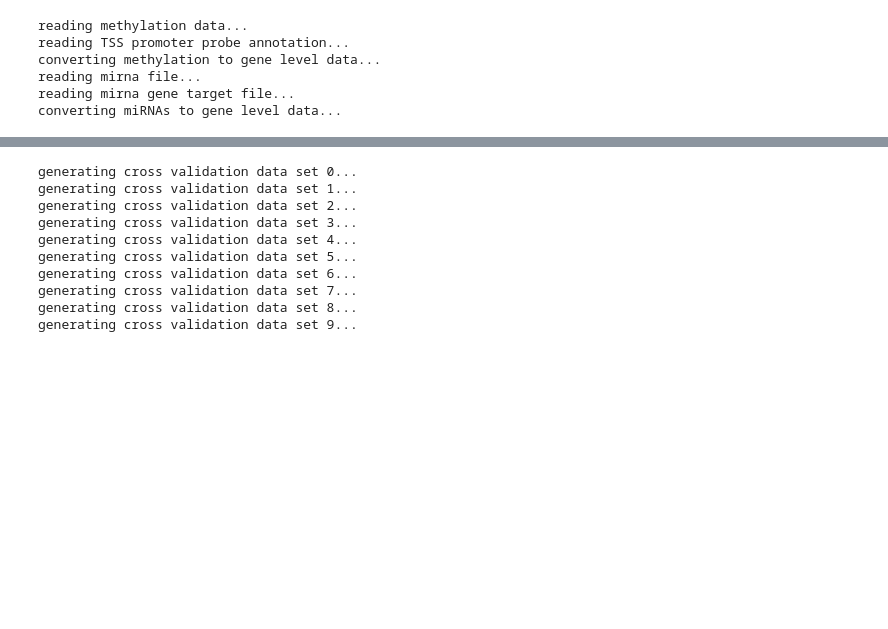
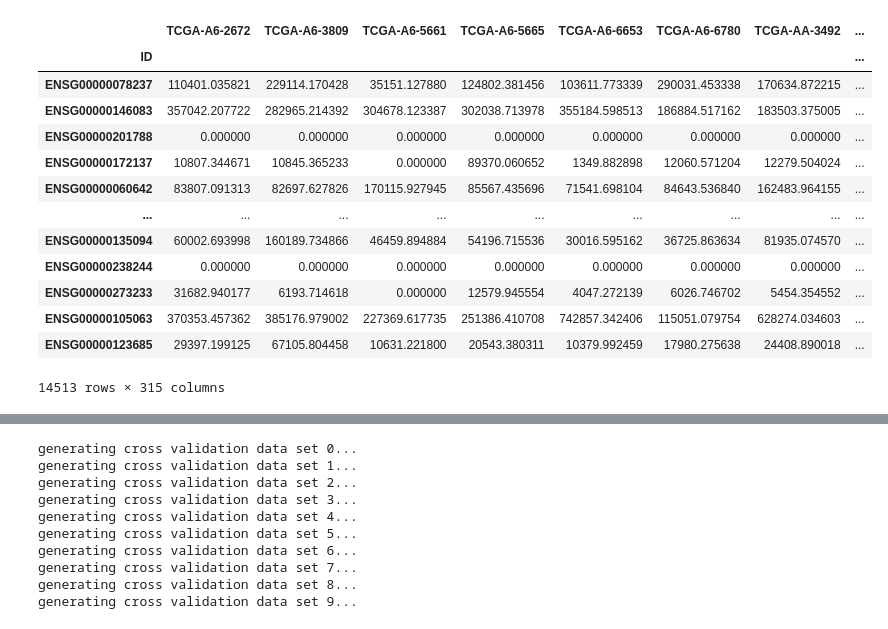
Before and after one commit to inukj/MONTI, a Jupyter notebook: monti_tutorial_coad.ipynb, the cells around one changed output, grey strips where cells are left out. Cells and saved outputs as stored; diff of their text form; code cells hidden in the pictures; blank space fills up the shorter version.

Commit message:
tutorial

```diff
--- a/monti_tutorial_coad.ipynb
+++ b/monti_tutorial_coad.ipynb
@@ -22,6 +22,6 @@ import matplotlib.pyplot as plt
 
 # set project parameters
 cancer_type='COAD'
-bdir='../dataset'
-pdir='../dataset/%s'%(cancer_type)
-odir='./tutorial_COAD'
+metadir='../metadata'              # path to metadata such as mirna-gene target file, promoter methylation probes file
+ddir='../dataset/%s'%(cancer_type) # path to raw omics data
+odir='./tutorial_COAD'             # output directory
@@ -28,23 +84,19 @@ odir='./tutorial_COAD'
 # %%
 # load mRNA data
-gene_gl=pd.read_csv('%s/data/omics_gene_mat.txt'%(pdir), header=0, index_col=0)
-gene_gl.to_csv('%s/gene_gc.txt'%(odir))
-
-# converting methylation data to gene-level
-methylation_gl=monti.make_methylation_gcentric('%s/data/omics_methylation_mat.txt'%(pdir), '%s/data/omics_gene_mat.txt'%(pdir))
-methylation_gl.to_csv('%s/methylation_gc.txt'%(odir))
-
-# converting miRNA data to gene-level
-mirna_gl=monti.make_mir_gcentric('%s/data/omics_mirna_mat.txt'%(pdir), '%s/data/omics_gene_mat.txt'%(pdir))
-mirna_gl.to_csv('%s/mirna_gc.txt'%(odir))
-
-gene_gl=pd.read_csv('%s/gene_gc.txt'%(odir), header=0, index_col=0, sep=',')
-methylation_gl=pd.read_csv('%s/methylation_gc.txt'%(odir), header=0, index_col=0, sep=',')
-mirna_gl=pd.read_csv('%s/mirna_gc.txt'%(odir), header=0, index_col=0, sep=',')
+gene_gl=pd.read_csv('%s/omics_gene_mat.txt'%(ddir), header=0, index_col=0)
+gene_gl
 # %% [output]
+|  | TCGA-A6-2672 | TCGA-A6-3809 | TCGA-A6-5661 | TCGA-A6-5665 | TCGA-A6-6653 | TCGA-A6-6780 | TCGA-AA-3492 | ... |
+| ID |  |  |  |  |  |  |  | ... |
+| ENSG00000078237 | 110401.035821 | 229114.170428 | 35151.127880 | 124802.381456 | 103611.773339 | 290031.453338 | 170634.872215 | ... |
+| ENSG00000146083 | 357042.207722 | 282965.214392 | 304678.123387 | 302038.713978 | 355184.598513 | 186884.517162 | 183503.375005 | ... |
+| ENSG00000201788 | 0.000000 | 0.000000 | 0.000000 | 0.000000 | 0.000000 | 0.000000 | 0.000000 | ... |
+| ENSG00000172137 | 10807.344671 | 10845.365233 | 0.000000 | 89370.060652 | 1349.882898 | 12060.571204 | 12279.504024 | ... |
+| ENSG00000060642 | 83807.091313 | 82697.627826 | 170115.927945 | 85567.435696 | 71541.698104 | 84643.536840 | 162483.964155 | ... |
+| ... | ... | ... | ... | ... | ... | ... | ... | ... |
+| ENSG00000135094 | 60002.693998 | 160189.734866 | 46459.894884 | 54196.715536 | 30016.595162 | 36725.863634 | 81935.074570 | ... |
+| ENSG00000238244 | 0.000000 | 0.000000 | 0.000000 | 0.000000 | 0.000000 | 0.000000 | 0.000000 | ... |
+| ENSG00000273233 | 31682.940177 | 6193.714618 | 0.000000 | 12579.945554 | 4047.272139 | 6026.746702 | 5454.354552 | ... |
+| ENSG00000105063 | 370353.457362 | 385176.979002 | 227369.617735 | 251386.410708 | 742857.342406 | 115051.079754 | 628274.034603 | ... |
+| ENSG00000123685 | 29397.199125 | 67105.804458 | 10631.221800 | 20543.380311 | 10379.992459 | 17980.275638 | 24408.890018 | ... |
-reading methylation data...
-reading TSS promoter probe annotation...
-converting methylation to gene level data...
-reading mirna file...
-reading mirna gene target file...
-converting miRNAs to gene level data...
+14513 rows × 315 columns
```
Also changed, not shown: parts of 27 cells of this notebook.
